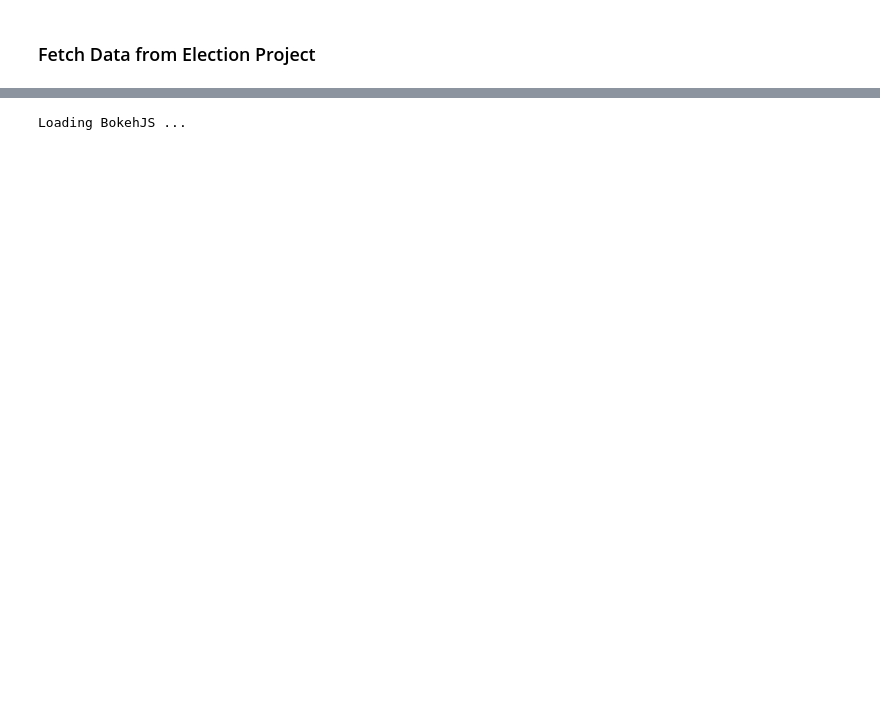
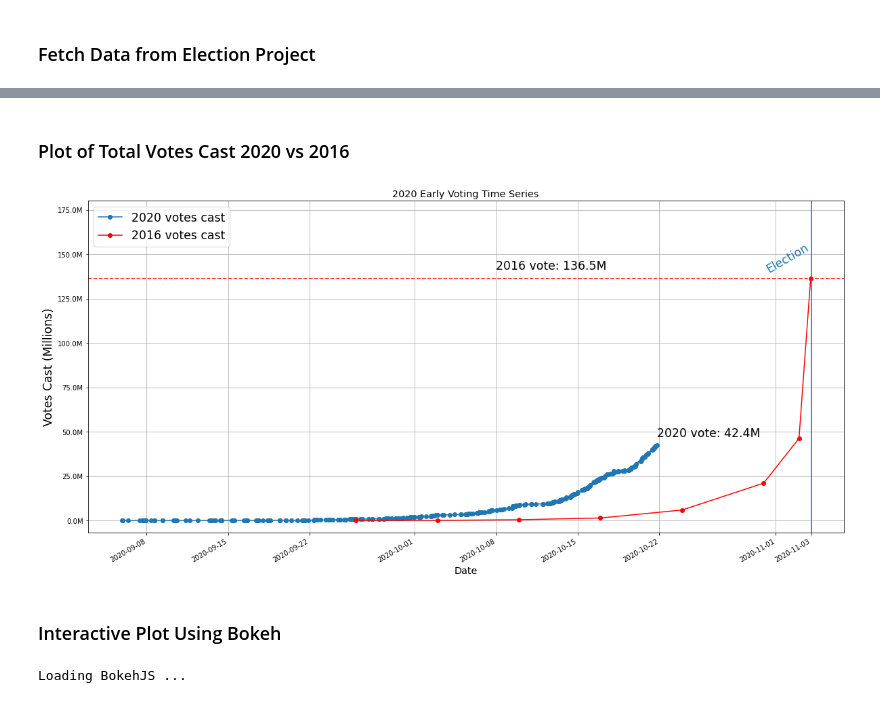
Before and after one commit to jmerkel05/2020_Vote, a Jupyter notebook: get_data.ipynb, the cells around one changed output, grey strips where cells are left out. Saved outputs shown, nothing was run; the diff lists cells and outputs as text; code cells hidden in the pictures; blank space fills up the shorter version.

```diff
--- a/get_data.ipynb
+++ b/get_data.ipynb
@@ -49,0 +153,5 @@ docs/index.html commits: 378
+# %%
+def get_2016_data(vote_dict):
+    df = pd.DataFrame.from_dict(vote_dict)
+    df['datetime'] = df['datetime'].apply(lambda x: timezone.localize(datetime.strptime(x, '%m/%d/%Y %I:%M %p'))) + pd.DateOffset(years=4)
+    return df
@@ -229,0 +225,3 @@ reset_output()
+# %%
+df_2016_totals = get_2016_data(vote_2016_dict)
+df_2016_totals
@@ -230,3 +238,11 @@ reset_output()
+# %% [markdown]
+### Plot of Total Votes Cast 2020 vs 2016
+# %%
+vote2020plt(df_totals['datetime'], df_totals['vote_total'], df_2016_totals['datetime'], df_2016_totals['vote_total_2016'])
+# %% [output]
+[figure, added]
+# %% [markdown]
+### Interactive Plot Using Bokeh
 # %%
 # http://docs.bokeh.org/en/1.0.2/docs/user_guide/examples/tools_hover_tooltip_formatting.html
 # https://docs.bokeh.org/en/latest/docs/user_guide/quickstart.html
```
Also changed, not shown: parts of 26 cells of this notebook, 5 other files.
